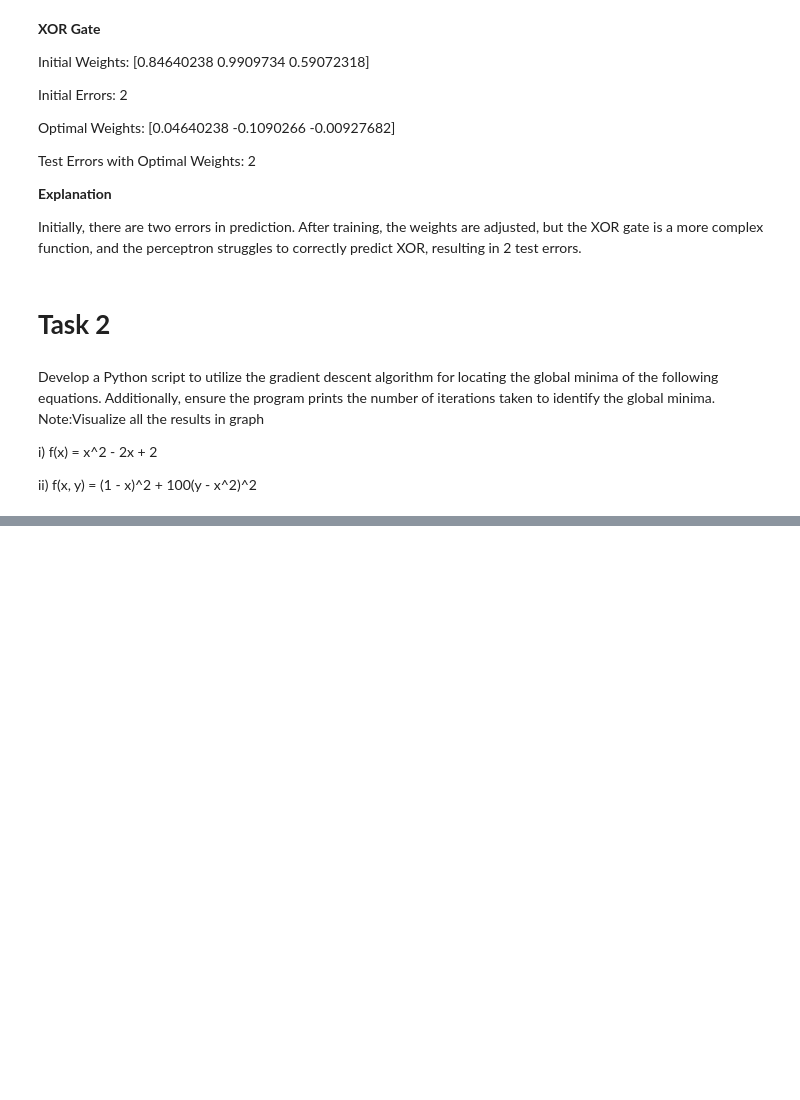
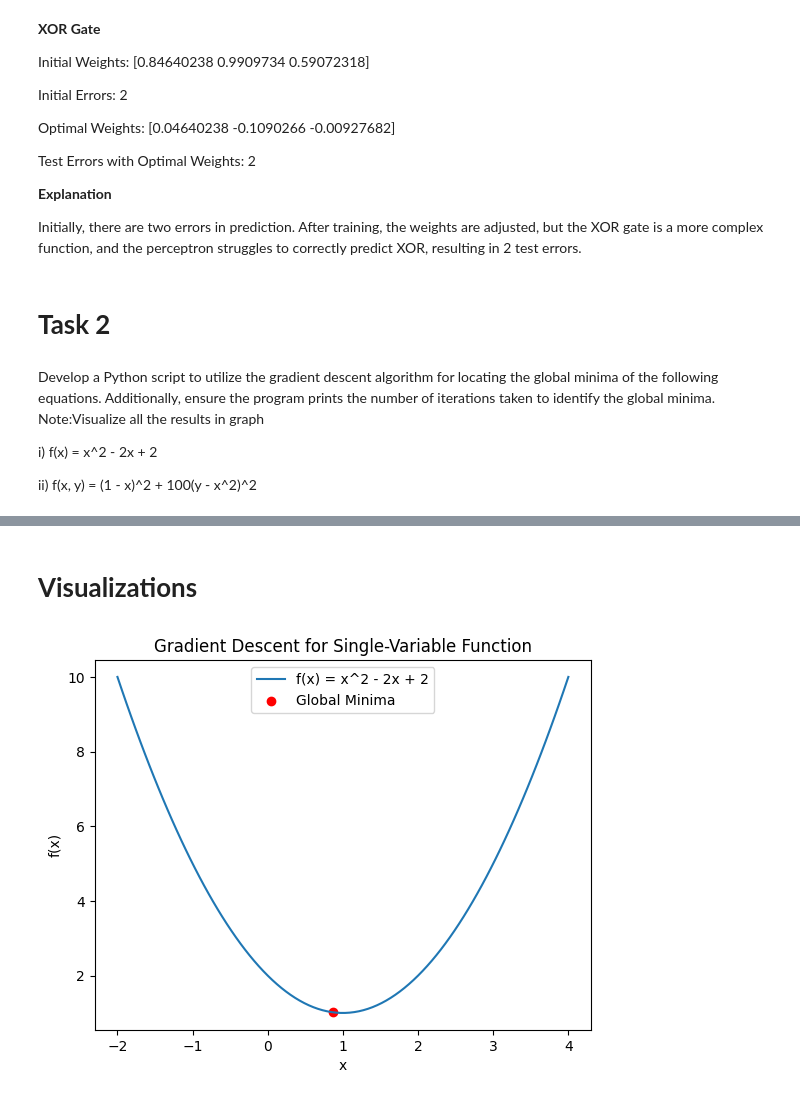
Before and after one commit to badrinarayanan02/deep_learning, a Jupyter notebook: 2348507_DLLab1.ipynb, the cells around one changed output, grey strips where cells are left out. Drawn from its saved outputs; the diff is of its cells as text; code cells hidden in the pictures; blank space fills up the shorter version.

```diff
--- a/2348507_DLLab1.ipynb
+++ b/2348507_DLLab1.ipynb
@@ -236,0 +239,18 @@ ii) f(x, y) = (1 - x)^2 + 100(y - x^2)^2
+# %%
+def gradientDescentSingleVariable(f,df,initial_x,learning_rate,max_iterations,tolerance):
+  x = initial_x
+  iterations = 0
+
+  while iterations < max_iterations:
+    gradient = df(x)
+    next_x = x - learning_rate * gradient
+
+    # Checking for convergence
+
+    if np.abs(next_x - x) < tolerance:
+      break
+
+    x = next_x
+    iterations += 1
+
+  return x,f(x),iterations
@@ -236,0 +279,6 @@ ii) f(x, y) = (1 - x)^2 + 100(y - x^2)^2
+# %%
+def f_singleVariable(x):
+  return x**2 - 2*x + 2
+
+def df_singleVariable(x):
+  return 2*x-2
@@ -236,0 +297,6 @@ ii) f(x, y) = (1 - x)^2 + 100(y - x^2)^2
+# %%
+initial_x_single_variable = 0.0
+initial_point_multi_variable = np.array([0.0,0.0])
+learning_rate = 0.001
+max_iterations = 1000
+tolerance = 1e-8
@@ -236,0 +305,4 @@ ii) f(x, y) = (1 - x)^2 + 100(y - x^2)^2
+# %%
+result_single_variable = gradientDescentSingleVariable(f_singleVariable, df_singleVariable,
+                                                           initial_x_single_variable, learning_rate,
+                                                           max_iterations, tolerance)
@@ -236,0 +333,14 @@ ii) f(x, y) = (1 - x)^2 + 100(y - x^2)^2
+# %% [markdown]
+# **Visualizations**
+# %%
+x_values = np.linspace(-2, 4, 100)
+y_values = f_singleVariable(x_values)
+plt.plot(x_values, y_values, label='f(x) = x^2 - 2x + 2')
+plt.scatter(result_single_variable[0], result_single_variable[1], color='red', label='Global Minima')
+plt.title('Gradient Descent for Single-Variable Function')
+plt.xlabel('x')
+plt.ylabel('f(x)')
+plt.legend()
+plt.show()
+# %% [output]
+[figure, added]
```
Also changed, not shown: parts of 18 cells of this notebook.
